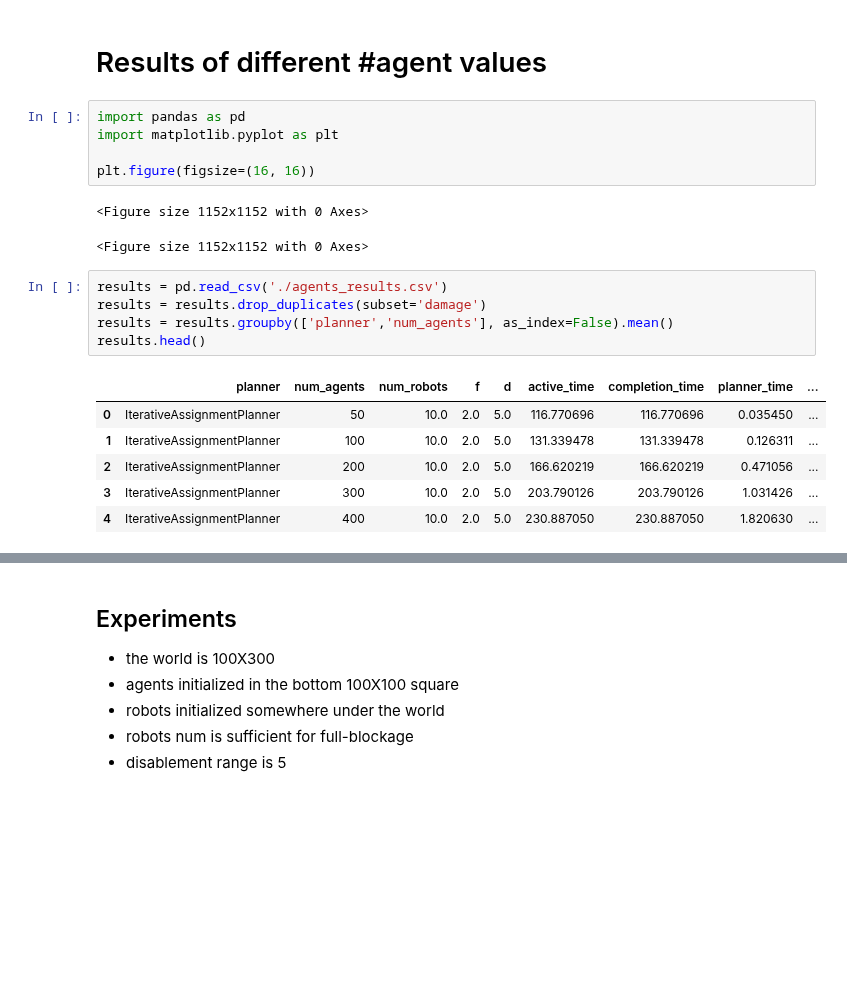
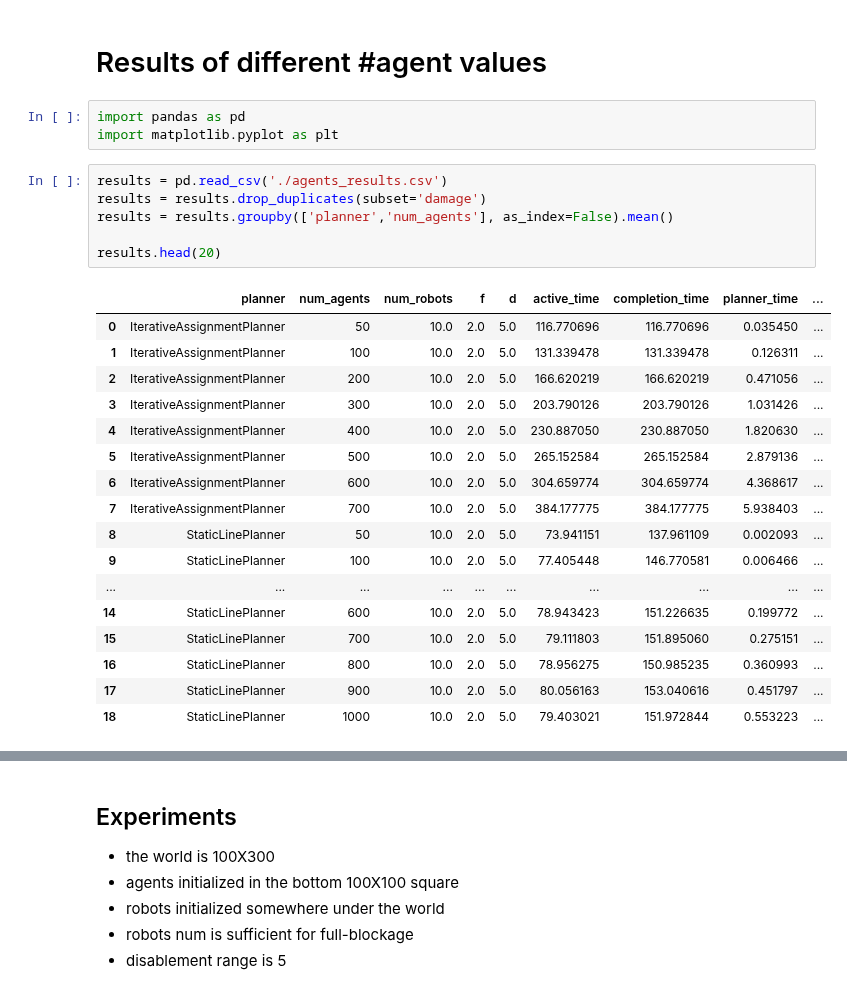
Before and after one commit to Elilgo324/dsd, a Jupyter notebook: experiments/full_blockage/agents.ipynb, the cells around one changed output, grey strips where cells are left out. Drawn from its saved outputs; the diff is of its cells as text; blank space fills up the shorter version.

```diff
--- a/experiments/full_blockage/agents.ipynb
+++ b/experiments/full_blockage/agents.ipynb
@@ -3,23 +3,30 @@
 # %%
 import pandas as pd
 import matplotlib.pyplot as plt
-
-plt.figure(figsize=(16, 16))
-# %% [output]
-<Figure size 1152x1152 with 0 Axes>
-<Figure size 1152x1152 with 0 Axes>
 # %%
 results = pd.read_csv('./agents_results.csv')
 results = results.drop_duplicates(subset='damage')
 results = results.groupby(['planner','num_agents'], as_index=False).mean()
-results.head()
+
+results.head(20)
 # %% [output]
 |  | planner | num_agents | num_robots | f | d | active_time | completion_time | planner_time | ... |
 | 0 | IterativeAssignmentPlanner | 50 | 10.0 | 2.0 | 5.0 | 116.770696 | 116.770696 | 0.035450 | ... |
 | 1 | IterativeAssignmentPlanner | 100 | 10.0 | 2.0 | 5.0 | 131.339478 | 131.339478 | 0.126311 | ... |
 | 2 | IterativeAssignmentPlanner | 200 | 10.0 | 2.0 | 5.0 | 166.620219 | 166.620219 | 0.471056 | ... |
 | 3 | IterativeAssignmentPlanner | 300 | 10.0 | 2.0 | 5.0 | 203.790126 | 203.790126 | 1.031426 | ... |
 | 4 | IterativeAssignmentPlanner | 400 | 10.0 | 2.0 | 5.0 | 230.887050 | 230.887050 | 1.820630 | ... |
+| 5 | IterativeAssignmentPlanner | 500 | 10.0 | 2.0 | 5.0 | 265.152584 | 265.152584 | 2.879136 | ... |
+| 6 | IterativeAssignmentPlanner | 600 | 10.0 | 2.0 | 5.0 | 304.659774 | 304.659774 | 4.368617 | ... |
+| 7 | IterativeAssignmentPlanner | 700 | 10.0 | 2.0 | 5.0 | 384.177775 | 384.177775 | 5.938403 | ... |
+| 8 | StaticLinePlanner | 50 | 10.0 | 2.0 | 5.0 | 73.941151 | 137.961109 | 0.002093 | ... |
+| 9 | StaticLinePlanner | 100 | 10.0 | 2.0 | 5.0 | 77.405448 | 146.770581 | 0.006466 | ... |
+| ... | ... | ... | ... | ... | ... | ... | ... | ... | ... |
+| 14 | StaticLinePlanner | 600 | 10.0 | 2.0 | 5.0 | 78.943423 | 151.226635 | 0.199772 | ... |
+| 15 | StaticLinePlanner | 700 | 10.0 | 2.0 | 5.0 | 79.111803 | 151.895060 | 0.275151 | ... |
+| 16 | StaticLinePlanner | 800 | 10.0 | 2.0 | 5.0 | 78.956275 | 150.985235 | 0.360993 | ... |
+| 17 | StaticLinePlanner | 900 | 10.0 | 2.0 | 5.0 | 80.056163 | 153.040616 | 0.451797 | ... |
+| 18 | StaticLinePlanner | 1000 | 10.0 | 2.0 | 5.0 | 79.403021 | 151.972844 | 0.553223 | ... |
 # %%
 planners_names = ['StaticLinePlanner', 'TravelingLinePlanner','SeparateTravelingPlanner','IterativeAssignmentPlanner',
                   'ClusteringAssignmentPlanner']
```
Also changed, not shown: parts of 10 cells of this notebook, 5 other files.
